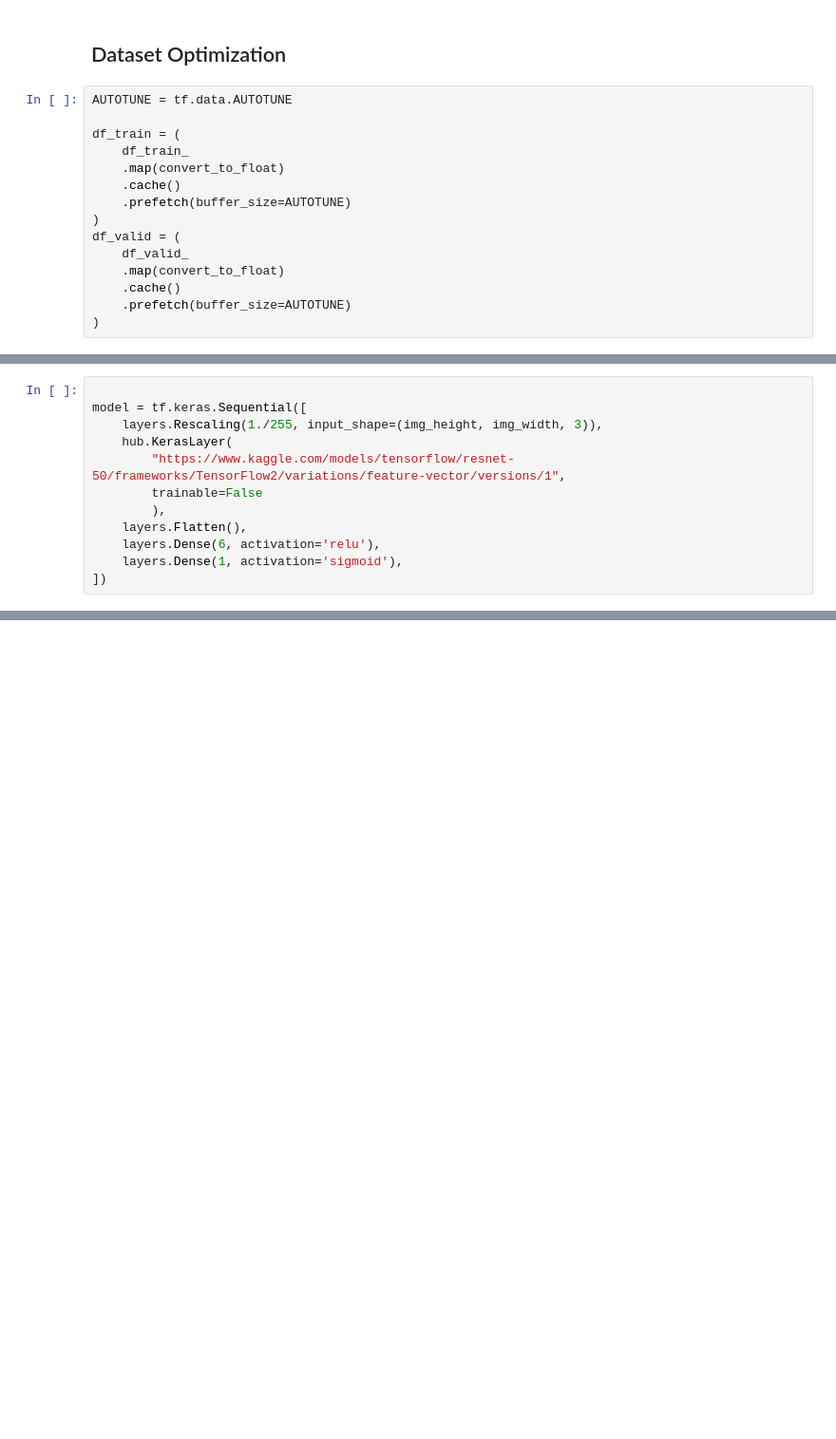
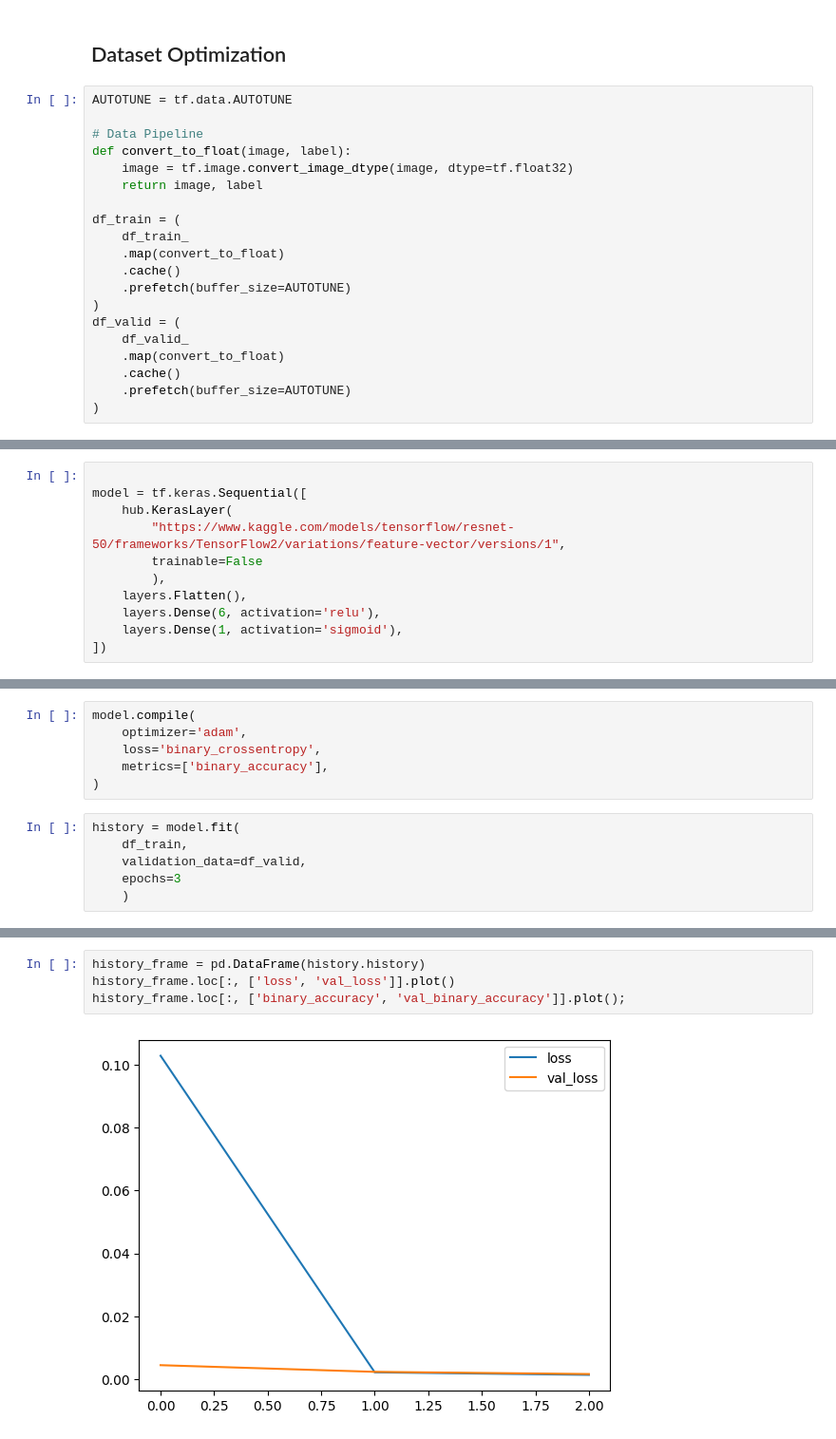
Before and after one commit to anyaachan/Math-Functions-Identification, a Jupyter notebook: model/model.ipynb, the cells around one changed output, grey strips where cells are left out. Shown: that part at 95% size. Cells and saved outputs as stored; diff of their text form; blank space fills up the shorter version.

```diff
--- a/model/model.ipynb
+++ b/model/model.ipynb
@@ -79,6 +74,11 @@ print(class_names)
 ## Dataset Optimization
 # %%
 AUTOTUNE = tf.data.AUTOTUNE
+
+# Data Pipeline
+def convert_to_float(image, label):
+    image = tf.image.convert_image_dtype(image, dtype=tf.float32)
+    return image, label
 
 df_train = (
     df_train_
@@ -95,7 +97,6 @@ df_valid = (
 # %%
 
 model = tf.keras.Sequential([
-    layers.Rescaling(1./255, input_shape=(img_height, img_width, 3)),
     hub.KerasLayer(
         "https://www.kaggle.com/models/tensorflow/resnet-50/frameworks/TensorFlow2/variations/feature-vector/versions/1",
         trainable=False
@@ -106,0 +110,12 @@ model = tf.keras.Sequential([
+# %%
+model.compile(
+    optimizer='adam',
+    loss='binary_crossentropy',
+    metrics=['binary_accuracy'],
+)
+# %%
+history = model.fit(
+    df_train,
+    validation_data=df_valid,
+    epochs=3
+    )
@@ -106,0 +129,6 @@ model = tf.keras.Sequential([
+# %%
+history_frame = pd.DataFrame(history.history)
+history_frame.loc[:, ['loss', 'val_loss']].plot()
+history_frame.loc[:, ['binary_accuracy', 'val_binary_accuracy']].plot();
+# %% [output]
+[figure, added]
```
Also changed, not shown: parts of 10 cells of this notebook, 4 other files.
